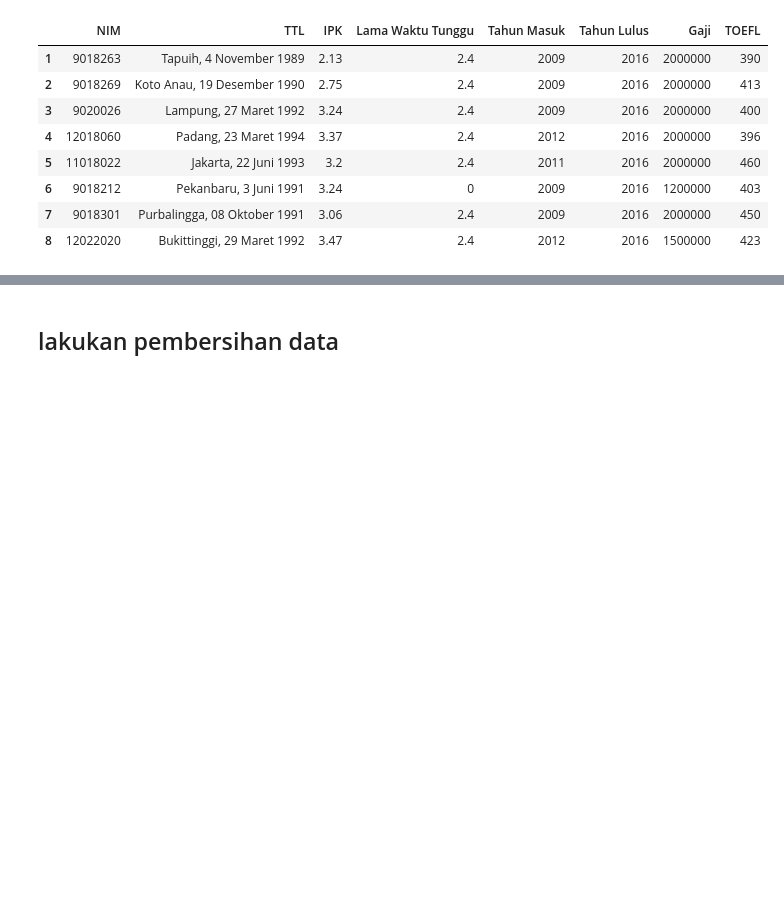
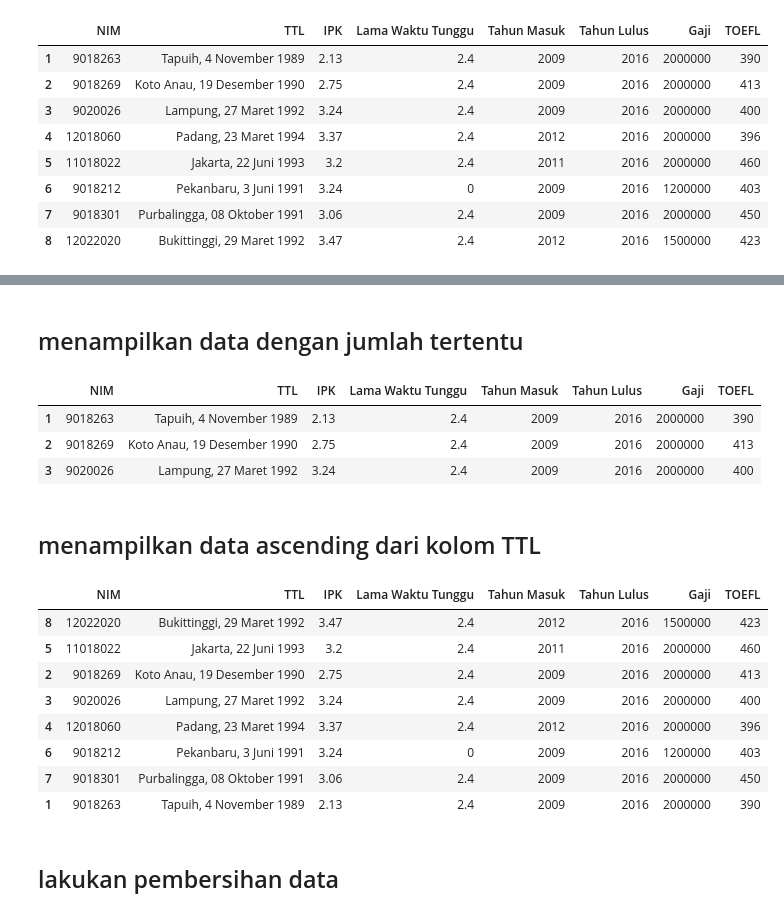
Before and after one commit to RazorPG/praktikum_data_mining, a Jupyter notebook: praktikum_1/example.ipynb, the cells around one changed output, grey strips where cells are left out. Saved outputs shown, nothing was run; the diff lists cells and outputs as text; code cells hidden in the pictures; blank space fills up the shorter version.

```diff
--- a/praktikum_1/example.ipynb
+++ b/praktikum_1/example.ipynb
@@ -40,3 +68,26 @@ d
+# %% [markdown]
+## menampilkan data dengan jumlah tertentu
+# %%
+d[:3]
+# %% [output]
+|  | NIM | TTL | IPK | Lama Waktu Tunggu | Tahun Masuk | Tahun Lulus | Gaji | TOEFL |
+| 1 | 9018263 | Tapuih, 4 November 1989 | 2.13 | 2.4 | 2009 | 2016 | 2000000 | 390 |
+| 2 | 9018269 | Koto Anau, 19 Desember 1990 | 2.75 | 2.4 | 2009 | 2016 | 2000000 | 413 |
+| 3 | 9020026 | Lampung, 27 Maret 1992 | 3.24 | 2.4 | 2009 | 2016 | 2000000 | 400 |
+# %% [markdown]
+## menampilkan data ascending dari kolom TTL
+# %%
+d.sort_values(['TTL'], ascending=[1])
+# %% [output]
+|  | NIM | TTL | IPK | Lama Waktu Tunggu | Tahun Masuk | Tahun Lulus | Gaji | TOEFL |
+| 8 | 12022020 | Bukittinggi, 29 Maret 1992 | 3.47 | 2.4 | 2012 | 2016 | 1500000 | 423 |
+| 5 | 11018022 | Jakarta, 22 Juni 1993 | 3.2 | 2.4 | 2011 | 2016 | 2000000 | 460 |
+| 2 | 9018269 | Koto Anau, 19 Desember 1990 | 2.75 | 2.4 | 2009 | 2016 | 2000000 | 413 |
+| 3 | 9020026 | Lampung, 27 Maret 1992 | 3.24 | 2.4 | 2009 | 2016 | 2000000 | 400 |
+| 4 | 12018060 | Padang, 23 Maret 1994 | 3.37 | 2.4 | 2012 | 2016 | 2000000 | 396 |
+| 6 | 9018212 | Pekanbaru, 3 Juni 1991 | 3.24 | 0 | 2009 | 2016 | 1200000 | 403 |
+| 7 | 9018301 | Purbalingga, 08 Oktober 1991 | 3.06 | 2.4 | 2009 | 2016 | 2000000 | 450 |
+| 1 | 9018263 | Tapuih, 4 November 1989 | 2.13 | 2.4 | 2009 | 2016 | 2000000 | 390 |
 # %% [markdown]
 ## lakukan pembersihan data
 # %%
```
Also changed, not shown: parts of 4 cells of this notebook, 5 other files.
